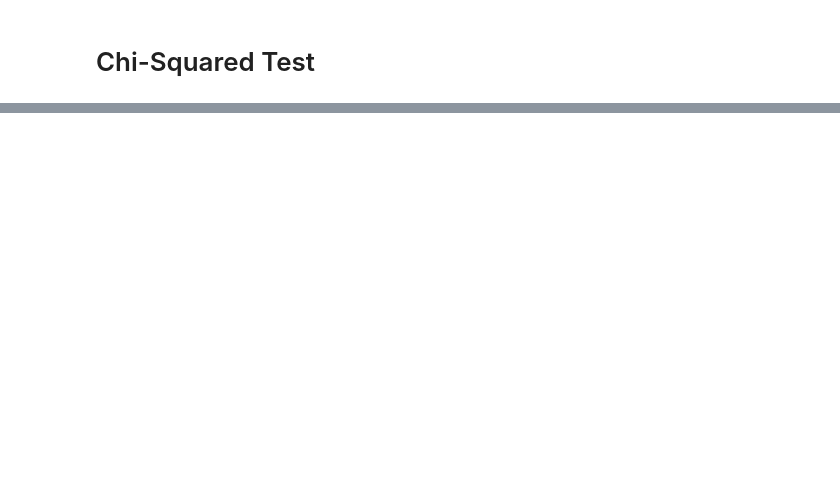
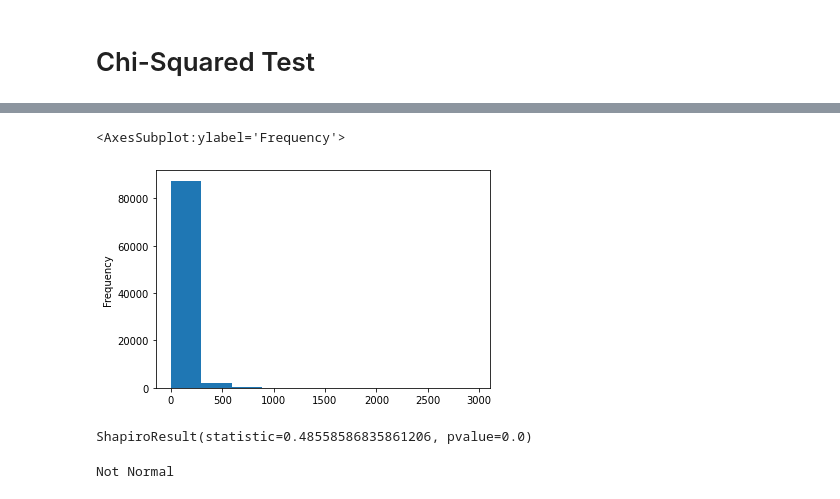
Before and after one commit to andrewbrr4/a-b-testing, a Jupyter notebook: a-b-testing-b.ipynb, the cells around one changed output, grey strips where cells are left out. Saved outputs shown, nothing was run; the diff lists cells and outputs as text; code cells hidden in the pictures; blank space fills up the shorter version.

```diff
--- a/a-b-testing-b.ipynb
+++ b/a-b-testing-b.ipynb
@@ -136,0 +192,28 @@ print('{:.1%}'.format(prob))
+# %%
+df['sum_gamerounds'].plot(kind='hist')
+# %% [output]
+<AxesSubplot:ylabel='Frequency'>
+[figure, added]
+# %%
+from scipy.stats import shapiro
+
+shapiro(df['sum_gamerounds'])
+# %% [output]
+ShapiroResult(statistic=0.48558586835861206, pvalue=0.0)
+# %%
+# Split A/B
+groupA = df[df['version'] == "gate_30"]['sum_gamerounds']
+groupB = df[df['version'] == "gate_40"]['sum_gamerounds']
+
+# Assumption: Normality
+ntA = shapiro(groupA)[1] < 0.05
+ntB = shapiro(groupB)[1] < 0.05
+# H0: Distribution is Normal! - False
+# H1: Distribution is not Normal! - True
+
+if (ntA == False) & (ntB == False): # "H0: Normal Distribution"
+    print('Normal')
+else:
+    print('Not Normal')
+# %% [output]
+Not Normal
```
Also changed, not shown: parts of 17 cells of this notebook.
